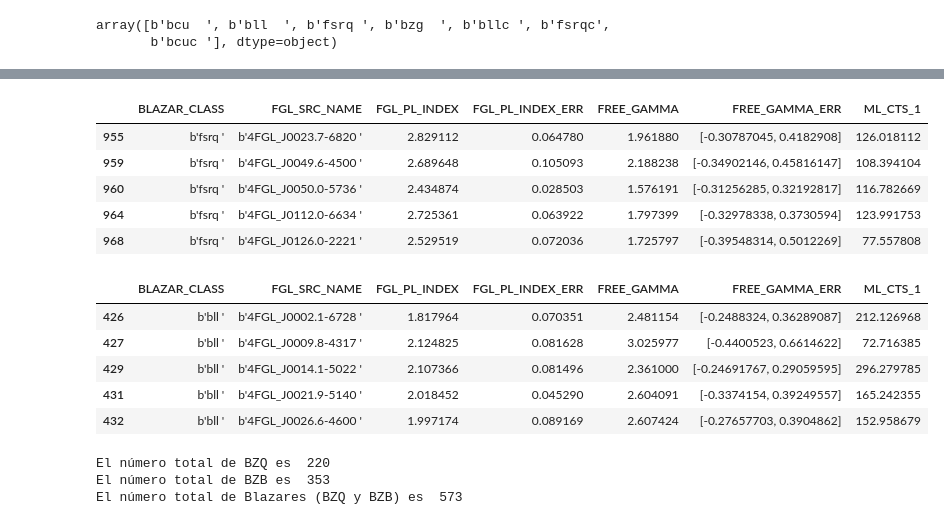
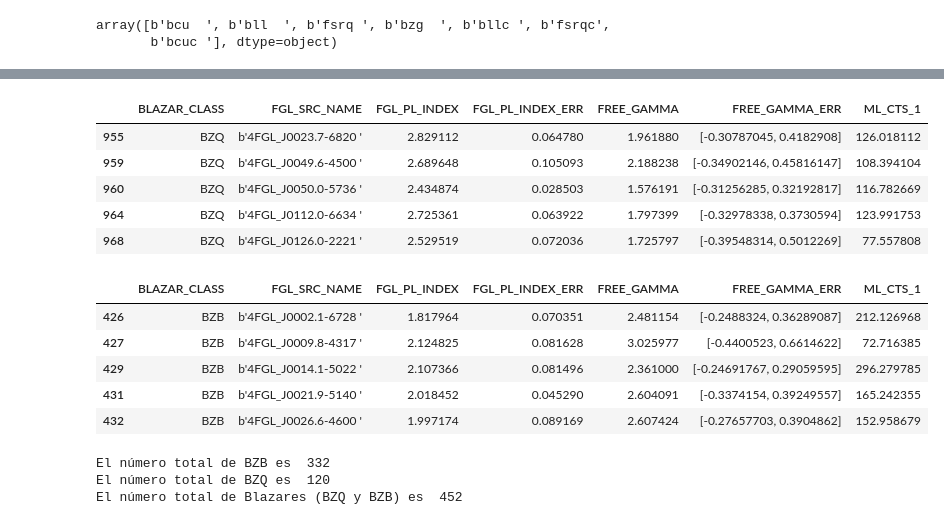
Before and after one commit to Baitzadust/VIAI2026, a Jupyter notebook: BZXY/catálogo_prueba.ipynb, the cells around one changed output, grey strips where cells are left out. Drawn from its saved outputs; the diff is of its cells as text; code cells hidden in the pictures.

```diff
--- a/BZXY/catálogo_prueba.ipynb
+++ b/BZXY/catálogo_prueba.ipynb
@@ -54,11 +53,20 @@ array([b'bcu  ', b'bll  ', b'fsrq ', b'bzg  ', b'bllc ', b'fsrqc',
        b'bcuc '], dtype=object)
 # %%
 
-columnas = ['BLAZAR_CLASS', 'FGL_SRC_NAME' ,'FGL_PL_INDEX', 'FGL_PL_INDEX_ERR', 'FREE_GAMMA', 'FREE_GAMMA_ERR', 'ML_CTS_1',]
+columnas = ['BLAZAR_CLASS', 'FGL_SRC_NAME' ,'FGL_PL_INDEX', 'FGL_PL_INDEX_ERR', 'FREE_GAMMA', 'FREE_GAMMA_ERR', 'ML_CTS_1']
+cambio_nom = {
+    b'bcu  ' : 'BZU',
+    b'bll  ' : 'BZB',
+    b'fsrq ' : 'BZQ',
+    b'bzg  ' : 'BZG',
+}
 
 df_muestra = df[columnas].copy()
+df_muestra['BLAZAR_CLASS'] = df_muestra['BLAZAR_CLASS'].replace(cambio_nom) #Esto está aquí para cambiar el nombre de los blázares a la notación del grupo
 df_muestra = df_muestra[df_muestra['FREE_GAMMA'].notna()] #Descarta los Free Gamma que poseen NaN
 df_muestra = df_muestra[df_muestra['FREE_GAMMA_ERR'].notna()]
+df_muestra = df_muestra[df_muestra['FGL_PL_INDEX'].notna()] #Descarta los Gamma gamma que poseen NaN
+df_muestra = df_muestra[df_muestra['FGL_PL_INDEX_ERR'].notna()]
 df_muestra = df_muestra[df_muestra['FGL_SRC_NAME'].notna()] #Descarta los blazares que no coinciden con eROSITA o están vacíos
 df_muestra = df_muestra[df_muestra['FGL_SRC_NAME'] != '']
 df_muestra = df_muestra[df_muestra['ML_CTS_1'] > 50] #Esto es para quitar las mediciones de eROSITA menores a 50 counts
@@ -75,30 +98,30 @@ Dimensiones de la muestra: (1269, 7)
 # %%
-BZQ = df_muestra['BLAZAR_CLASS'] ==  b'fsrq '
-df_1 = df_muestra[BZQ].copy()
-df_1.head() #Muestra de BZQ
+BZQ = df_muestra['BLAZAR_CLASS'] ==  'BZQ'
+df_2 = df_muestra[BZQ].copy()
+df_2.head() #Muestra de BZQ
 # %% [output]
 |  | BLAZAR_CLASS | FGL_SRC_NAME | FGL_PL_INDEX | FGL_PL_INDEX_ERR | FREE_GAMMA | FREE_GAMMA_ERR | ML_CTS_1 |
-| 955 | b'fsrq ' | b'4FGL_J0023.7-6820 ' | 2.829112 | 0.064780 | 1.961880 | [-0.30787045, 0.4182908] | 126.018112 |
-| 959 | b'fsrq ' | b'4FGL_J0049.6-4500 ' | 2.689648 | 0.105093 | 2.188238 | [-0.34902146, 0.45816147] | 108.394104 |
-| 960 | b'fsrq ' | b'4FGL_J0050.0-5736 ' | 2.434874 | 0.028503 | 1.576191 | [-0.31256285, 0.32192817] | 116.782669 |
-| 964 | b'fsrq ' | b'4FGL_J0112.0-6634 ' | 2.725361 | 0.063922 | 1.797399 | [-0.32978338, 0.3730594] | 123.991753 |
-| 968 | b'fsrq ' | b'4FGL_J0126.0-2221 ' | 2.529519 | 0.072036 | 1.725797 | [-0.39548314, 0.5012269] | 77.557808 |
+| 955 | BZQ | b'4FGL_J0023.7-6820 ' | 2.829112 | 0.064780 | 1.961880 | [-0.30787045, 0.4182908] | 126.018112 |
+| 959 | BZQ | b'4FGL_J0049.6-4500 ' | 2.689648 | 0.105093 | 2.188238 | [-0.34902146, 0.45816147] | 108.394104 |
+| 960 | BZQ | b'4FGL_J0050.0-5736 ' | 2.434874 | 0.028503 | 1.576191 | [-0.31256285, 0.32192817] | 116.782669 |
+| 964 | BZQ | b'4FGL_J0112.0-6634 ' | 2.725361 | 0.063922 | 1.797399 | [-0.32978338, 0.3730594] | 123.991753 |
+| 968 | BZQ | b'4FGL_J0126.0-2221 ' | 2.529519 | 0.072036 | 1.725797 | [-0.39548314, 0.5012269] | 77.557808 |
 # %%
-BZB = df_muestra['BLAZAR_CLASS'] == b'bll  '
-df_2 = df_muestra[BZB].copy()
-df_2.head() #Muestra de BZB
+BZB = df_muestra['BLAZAR_CLASS'] == 'BZB'
+df_1 = df_muestra[BZB].copy()
+df_1.head() #Muestra de BZB
 # %% [output]
 |  | BLAZAR_CLASS | FGL_SRC_NAME | FGL_PL_INDEX | FGL_PL_INDEX_ERR | FREE_GAMMA | FREE_GAMMA_ERR | ML_CTS_1 |
-| 426 | b'bll ' | b'4FGL_J0002.1-6728 ' | 1.817964 | 0.070351 | 2.481154 | [-0.2488324, 0.36289087] | 212.126968 |
-| 427 | b'bll ' | b'4FGL_J0009.8-4317 ' | 2.124825 | 0.081628 | 3.025977 | [-0.4400523, 0.6614622] | 72.716385 |
-| 429 | b'bll ' | b'4FGL_J0014.1-5022 ' | 2.107366 | 0.081496 | 2.361000 | [-0.24691767, 0.29059595] | 296.279785 |
-| 431 | b'bll ' | b'4FGL_J0021.9-5140 ' | 2.018452 | 0.045290 | 2.604091 | [-0.3374154, 0.39249557] | 165.242355 |
-| 432 | b'bll ' | b'4FGL_J0026.6-4600 ' | 1.997174 | 0.089169 | 2.607424 | [-0.27657703, 0.3904862] | 152.958679 |
+| 426 | BZB | b'4FGL_J0002.1-6728 ' | 1.817964 | 0.070351 | 2.481154 | [-0.2488324, 0.36289087] | 212.126968 |
+| 427 | BZB | b'4FGL_J0009.8-4317 ' | 2.124825 | 0.081628 | 3.025977 | [-0.4400523, 0.6614622] | 72.716385 |
+| 429 | BZB | b'4FGL_J0014.1-5022 ' | 2.107366 | 0.081496 | 2.361000 | [-0.24691767, 0.29059595] | 296.279785 |
+| 431 | BZB | b'4FGL_J0021.9-5140 ' | 2.018452 | 0.045290 | 2.604091 | [-0.3374154, 0.39249557] | 165.242355 |
+| 432 | BZB | b'4FGL_J0026.6-4600 ' | 1.997174 | 0.089169 | 2.607424 | [-0.27657703, 0.3904862] | 152.958679 |
 # %%
-print("El número total de BZQ es ", df_1.shape[0])
-print("El número total de BZB es ", df_2.shape[0])
+print("El número total de BZB es ", df_1.shape[0])
+print("El número total de BZQ es ", df_2.shape[0])
 print("El número total de Blazares (BZQ y BZB) es ", df_1.shape[0] + df_2.shape[0])
 # %% [output]
-El número total de BZQ es  220
-El número total de BZB es  353
-El número total de Blazares (BZQ y BZB) es  573
+El número total de BZB es  332
+El número total de BZQ es  120
+El número total de Blazares (BZQ y BZB) es  452
```
Also changed, not shown: parts of 23 cells of this notebook.
